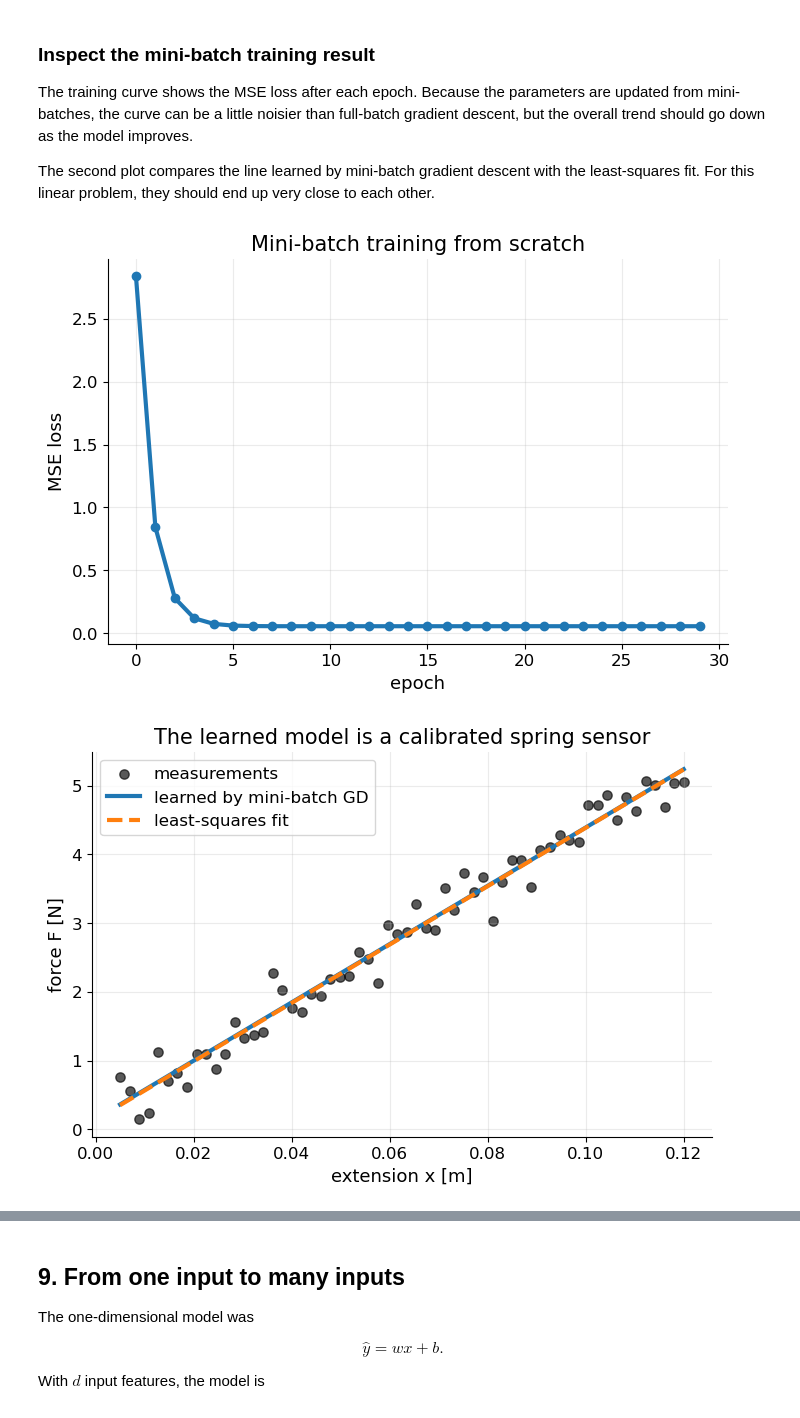
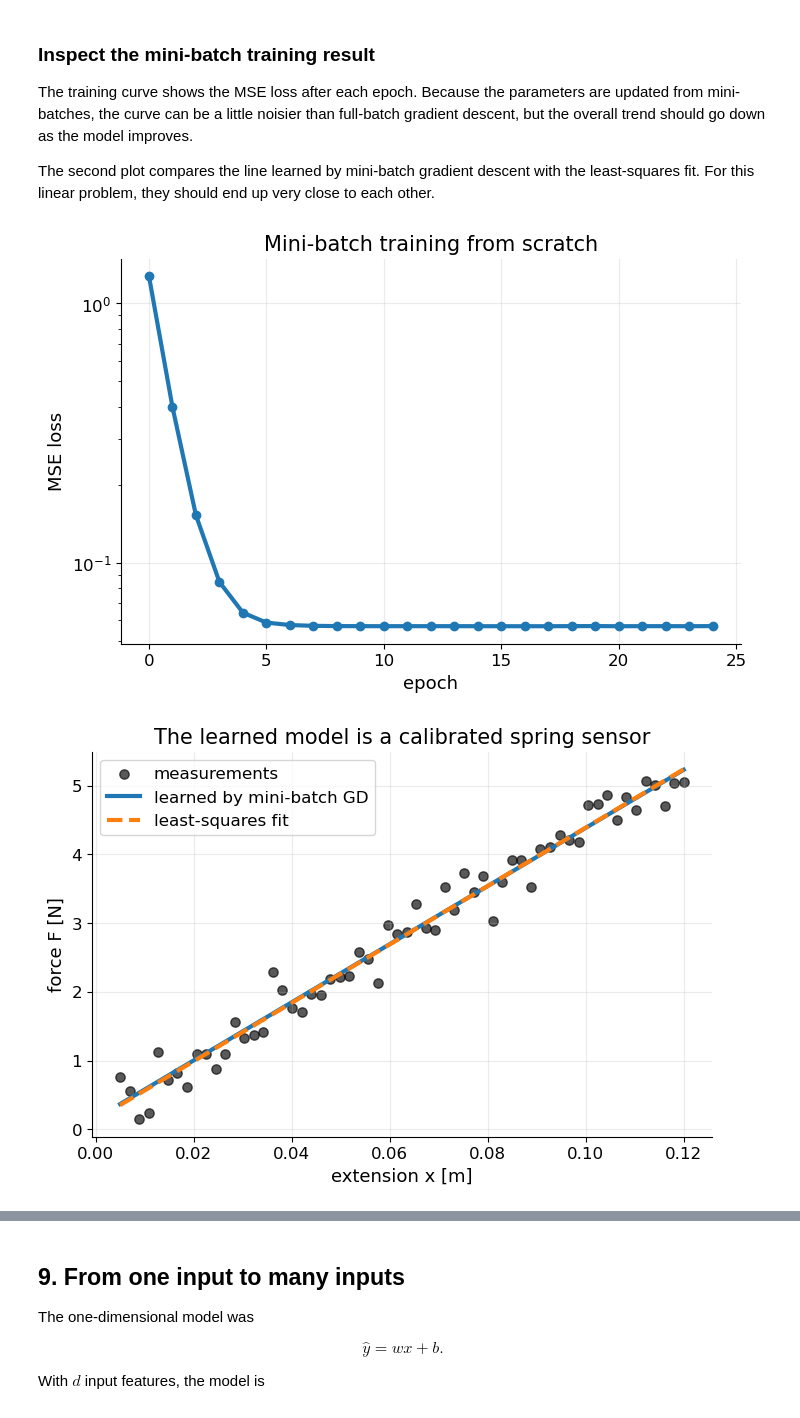
Before and after one commit to niksterg/MLpytorch, a Jupyter notebook: 01_linear_regression_pytorch.ipynb, the cells around one changed output, grey strips where cells are left out. Cells and saved outputs as stored; diff of their text form; code cells hidden in the pictures.

```diff
--- a/01_linear_regression_pytorch.ipynb
+++ b/01_linear_regression_pytorch.ipynb
@@ -773,41 +1070,48 @@ This is the same skeleton used later for MLPs and CNNs.
 # %%
-def data_iter(batch_size, features, labels):
+# This function randomly shuffles the data and creates batches of the specified size.
+def data_batch(batch_size, features, targets):
     n = len(features)
     indices = torch.randperm(n)
     for i in range(0, n, batch_size):
         batch_indices = indices[i:i+batch_size]
-        yield features[batch_indices], labels[batch_indices]
+        yield features[batch_indices], targets[batch_indices]
 
-# Parameters in standardized coordinates: y_hat = w_z z + b_z
-w_z = torch.normal(0, 0.01, size=(1, 1), requires_grad=True)
-b_z = torch.zeros(1, requires_grad=True)
+#Parameters in normalized coordinates: y_hat = w_norm x_norm + b_norm
+# w_norm = torch.normal(0, 0.01, size=(1, 1), requires_grad=True)
+# b_norm = torch.zeros(1, requires_grad=True)
 
-lr = 0.05
+w0_physical = -5.0
+b0_physical = 1.80
+
+w_norm = torch.tensor([[w0_physical * x_std.item()]], requires_grad=True)
+b_norm = torch.tensor([b0_physical + w0_physical * x_mean.item()], requires_grad=True)
+
+lr = 0.99 #0.99 # TRY 0.05
 batch_size = 10
-num_epochs = 30
+num_epochs = 25
 loss_history = []
 
 for epoch in range(num_epochs):
-    for X_batch, y_batch in data_iter(batch_size, z, y):
-        y_hat = X_batch @ w_z + b_z
-        loss = torch.mean((y_hat - y_batch)**2)
+    for X_batch, y_target_batch in data_batch(batch_size, x_norm, y):
+        y_hat = X_batch @ w_norm + b_norm
+        loss = torch.mean((y_hat - y_target_batch)**2)
         loss.backward()
 
         with torch.no_grad():
-            w_z -= lr * w_z.grad
-            b_z -= lr * b_z.grad
-            w_z.grad.zero_()
-            b_z.grad.zero_()
+            w_norm -= lr * w_norm.grad
+            b_norm -= lr * b_norm.grad
+            w_norm.grad.zero_()
+            b_norm.grad.zero_()
 
     with torch.no_grad():
-        epoch_loss = torch.mean((z @ w_z + b_z - y)**2).item()
+        epoch_loss = torch.mean((x_norm @ w_norm + b_norm - y)**2).item()
         loss_history.append(epoch_loss)
 
 # Convert trained parameters back to physical units
-w_physical = w_z.item() / x_std.item()
-b_physical = b_z.item() - w_z.item() * x_mean.item() / x_std.item()
+w_physical = w_norm.item() / x_std.item()
+b_physical = b_norm.item() - w_norm.item() * x_mean.item() / x_std.item()
 
-print(f"Learned w_z, b_z in standardized coordinates: {w_z.item():.4f}, {b_z.item():.4f}")
+print(f"Learned w_norm, b_norm in normalized coordinates: {w_norm.item():.4f}, {b_norm.item():.4f}")
 print(f"Converted slope       w = {w_physical:.4f} N/m")
 print(f"Converted intercept   b = {b_physical:.4f} N")
 print(f"Estimated spring constant k = {w_physical:.2f} N/m")
@@ -825,20 +1129,21 @@ The second plot compares the line learned by mini-batch gradient descent with th
 # %%
 fig, ax = plt.subplots()
 ax.plot(loss_history, marker="o", linewidth=3)
+ax.set_yscale("log")
 ax.set_title("Mini-batch training from scratch")
 ax.set_xlabel("epoch")
 ax.set_ylabel("MSE loss")
 plt.show()
 
 fig, ax = plt.subplots()
 ax.scatter(x, y, s=45, color="black", alpha=0.65, label="measurements")
 ax.plot(x, model_prediction(x, w_physical, b_physical), linewidth=3, label="learned by mini-batch GD")
 ax.plot(x, model_prediction(x, w_lstsq, b_lstsq), "--", linewidth=3, label="least-squares fit")
 ax.set_title("The learned model is a calibrated spring sensor")
 ax.set_xlabel("extension x [m]")
 ax.set_ylabel("force F [N]")
 ax.legend()
 plt.show()
 # %% [output]
-[figure, old version]
+[figure, new version]
 [figure]
```
Also changed, not shown: parts of 19 cells of this notebook.
